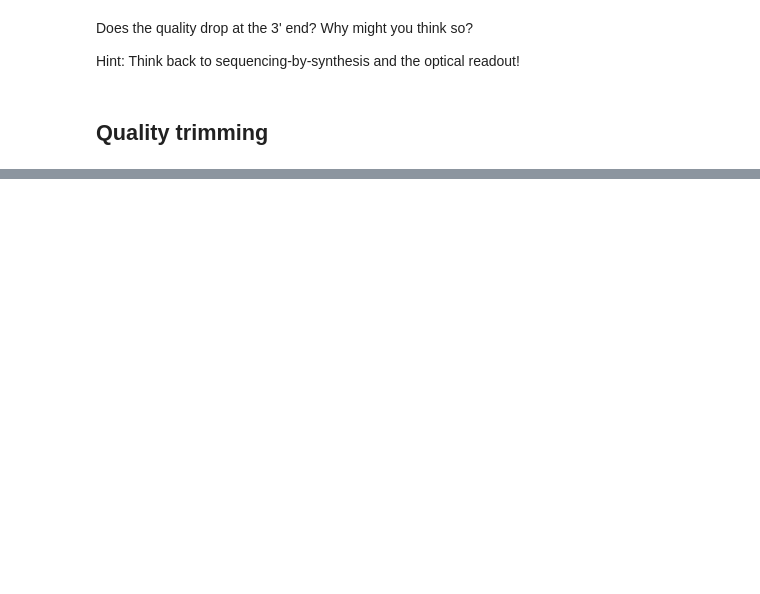
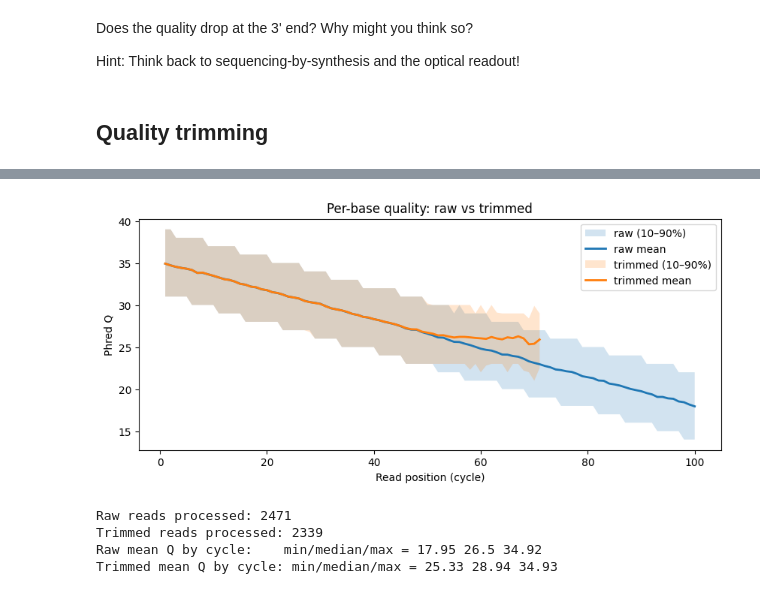
Before and after one commit to erik-owen/2026_QMW_Genomics, a Jupyter notebook: notebooks/teacher.ipynb, the cells around one changed output, grey strips where cells are left out. Saved outputs shown, nothing was run; the diff lists cells and outputs as text; code cells hidden in the pictures; blank space fills up the shorter version.

```diff
--- a/notebooks/teacher.ipynb
+++ b/notebooks/teacher.ipynb
@@ -384,3 +402,13 @@ Does the quality drop at the 3' end? Why might you think so?
 Hint: Think back to sequencing-by-synthesis and the optical readout!
 # %% [markdown]
 ## Quality trimming
+# %%
+# Parameters (keep these visible for students)
+Q_TRIM = 25
+MIN_LEN = 50
+
+reads_in = paths["reads"]
+outdir = WORK / "trim_galore"
+outdir.mkdir(parents=True, exist_ok=True)
+
+!trim_galore --quality {Q_TRIM} --length {MIN_LEN} --fastqc --gzip -o {outdir} {reads_in}
@@ -386,0 +489,37 @@ Hint: Think back to sequencing-by-synthesis and the optical readout!
+# %%
+# Paths
+reads_raw = paths["reads"]
+reads_trimmed = reads_trimmed  # from your Trim Galore step
+
+raw = per_base_q_profile(reads_raw, min_count_per_cycle=50)
+trim = per_base_q_profile(reads_trimmed, min_count_per_cycle=50)
+
+plt.figure(figsize=(10,4))
+
+# Raw: gray band + black mean line
+plt.fill_between(raw["x"], raw["p10"], raw["p90"], alpha=0.20, label="raw (10–90%)")
+plt.plot(raw["x"], raw["mean"], linewidth=2, label="raw mean")
+
+# Trimmed: blue band + blue mean line
+# (Matplotlib default blue; no need to specify if you prefer default)
+plt.fill_between(trim["x"], trim["p10"], trim["p90"], alpha=0.20, label="trimmed (10–90%)")
+plt.plot(trim["x"], trim["mean"], linewidth=2, label="trimmed mean")
+
+plt.xlabel("Read position (cycle)")
+plt.ylabel("Phred Q")
+plt.title("Per-base quality: raw vs trimmed")
+plt.legend()
+plt.show()
+
+print("Raw reads processed:", raw["n_reads"])
+print("Trimmed reads processed:", trim["n_reads"])
+print("Raw mean Q by cycle:    min/median/max =",
+      round(raw["mean"].min(),2), round(np.median(raw["mean"]),2), round(raw["mean"].max(),2))
+print("Trimmed mean Q by cycle: min/median/max =",
+      round(trim["mean"].min(),2), round(np.median(trim["mean"]),2), round(trim["mean"].max(),2))
+# %% [output]
+[figure, added]
+Raw reads processed: 2471
+Trimmed reads processed: 2339
+Raw mean Q by cycle:    min/median/max = 17.95 26.5 34.92
+Trimmed mean Q by cycle: min/median/max = 25.33 28.94 34.93
```
Also changed, not shown: parts of 6 cells of this notebook.
